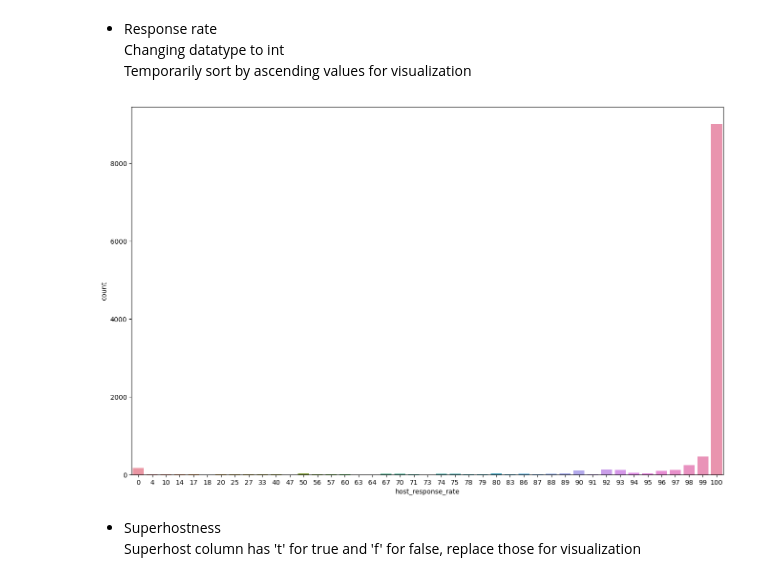
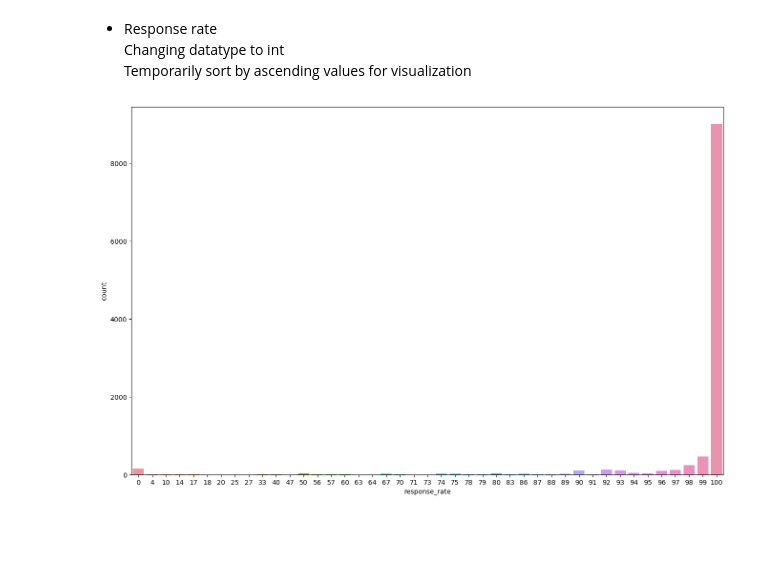
Before and after one commit to vesalukkarila/airbnb-data, a Jupyter notebook: airbnb.ipynb, the cells around one changed output. Drawn from its saved outputs; the diff is of its cells as text; code cells hidden in the pictures; blank space fills up the shorter version.

```diff
--- a/airbnb.ipynb
+++ b/airbnb.ipynb
@@ -31,0 +48,4 @@ df.head()
+# %%
+
+df.rename(columns={'host_is_superhost': 'is_superhost', 'host_response_rate': 'response_rate', 'host_response_time':'response_time'}, inplace=True)
+df.head(3)
@@ -55,11 +81,8 @@ sns.countplot(data=df.sort_values('host_response_time'), x='host_response_time',
 Changing datatype to int
 Temporarily sort by ascending values for visualization
 # %%
-df['host_response_rate'] = df['host_response_rate'].astype(int)
-g = sns.countplot(data=df.sort_values('host_response_rate'), x= 'host_response_rate', )
+df['response_rate'] = df['response_rate'].astype(int)
+g = sns.countplot(data=df.sort_values('response_rate'), x= 'response_rate', )
 g.figure.set_size_inches(16, 10)
 # %% [output]
-[figure, old version]
+[figure, new version]
-# %% [markdown]
-- Superhostness
-Superhost column has 't' for true and 'f' for false, replace those for visualization
```
Also changed, not shown: parts of 18 cells of this notebook.
